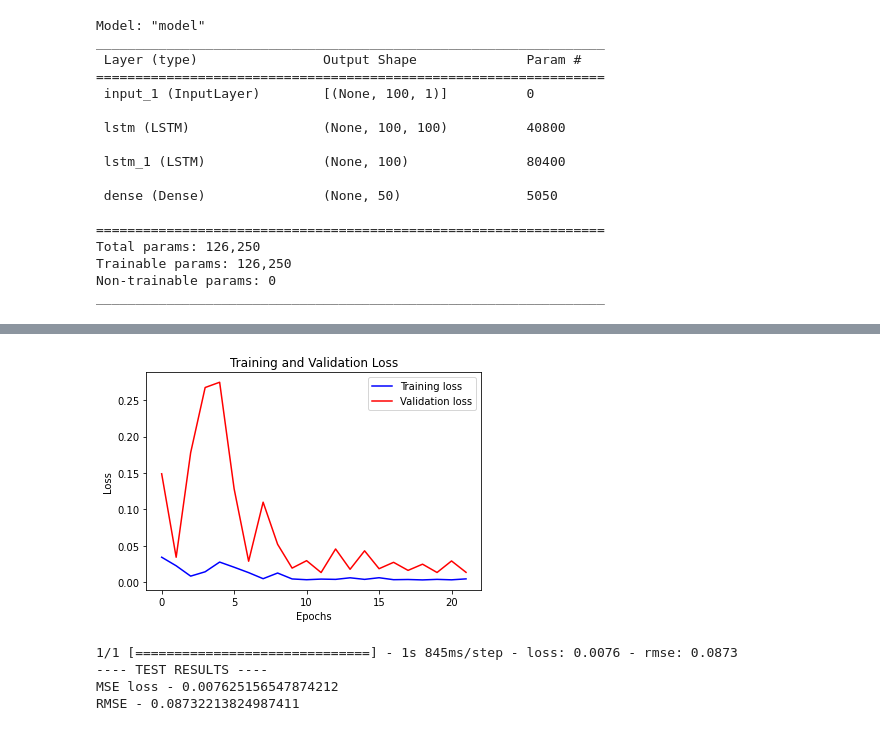
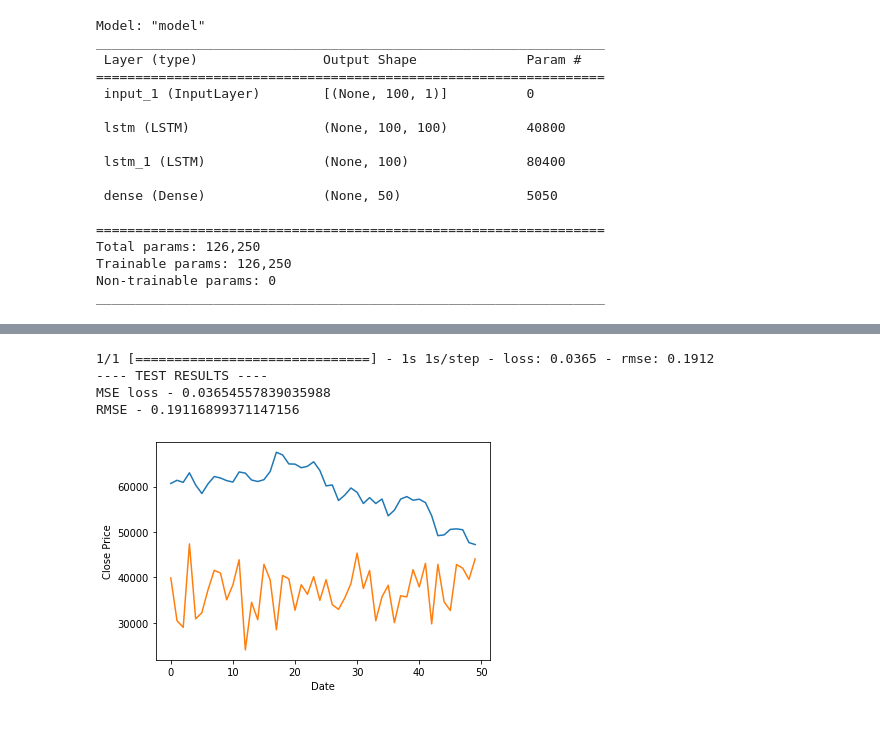
Before and after one commit to andrei-aleksanian/Bitcoin-price-prediction, a Jupyter notebook: src/colab2_longData.ipynb, the cells around one changed output, grey strips where cells are left out. Saved outputs shown, nothing was run; the diff lists cells and outputs as text; code cells hidden in the pictures.

```diff
--- a/src/colab2_longData.ipynb
+++ b/src/colab2_longData.ipynb
@@ -86,13 +88,9 @@ Epoch 22: val_loss did not improve from 0.01346
-# %%
-visualize_loss(history)
-# %% [output]
-[figure, removed]
 # %%
 x, y = prepareTestSet(x_test, y_test, config["past"], config["future"])
 # %%
-evaluateModel(model, x, y)
+evaluateModelQuick(model, x, y)
 # %% [output]
-1/1 [==============================] - 1s 845ms/step - loss: 0.0076 - rmse: 0.0873
+1/1 [==============================] - 1s 1s/step - loss: 0.0365 - rmse: 0.1912
 ---- TEST RESULTS ----
-MSE loss - 0.007625156547874212
-RMSE - 0.08732213824987411
+MSE loss - 0.03654557839035988
+RMSE - 0.19116899371147156
@@ -103,0 +97,4 @@ RMSE - 0.08732213824987411
+# %%
+showRegressionExample(x[0], y[0], model, scaler)
+# %% [output]
+[figure, added]
```
Also changed, not shown: parts of 6 cells of this notebook, 5 other files.
